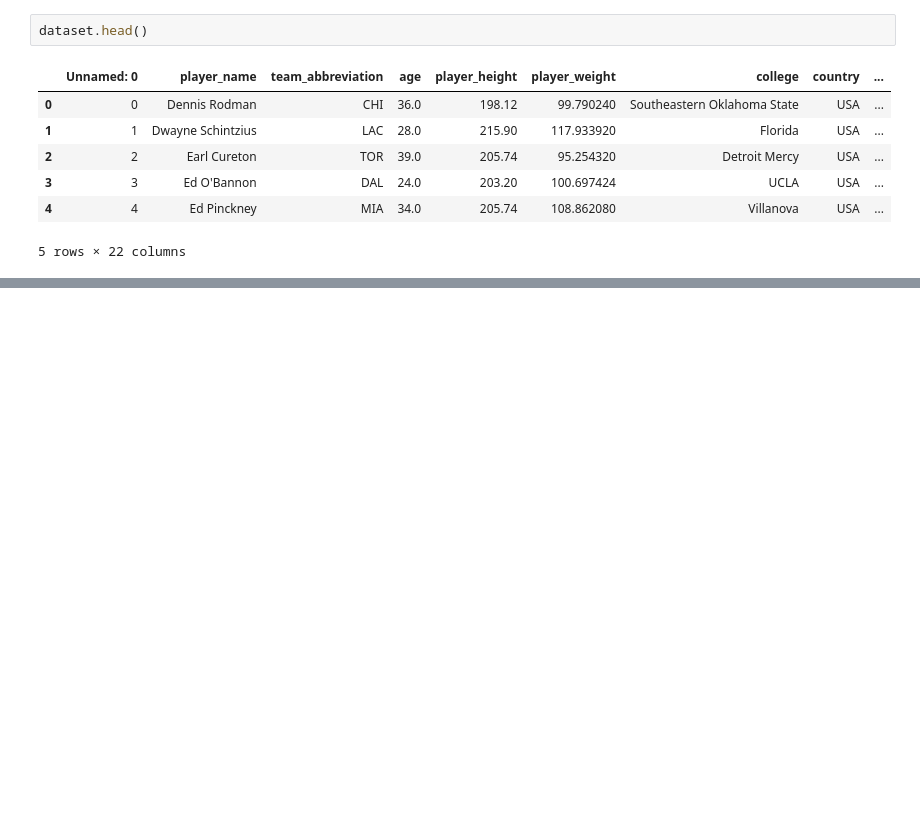
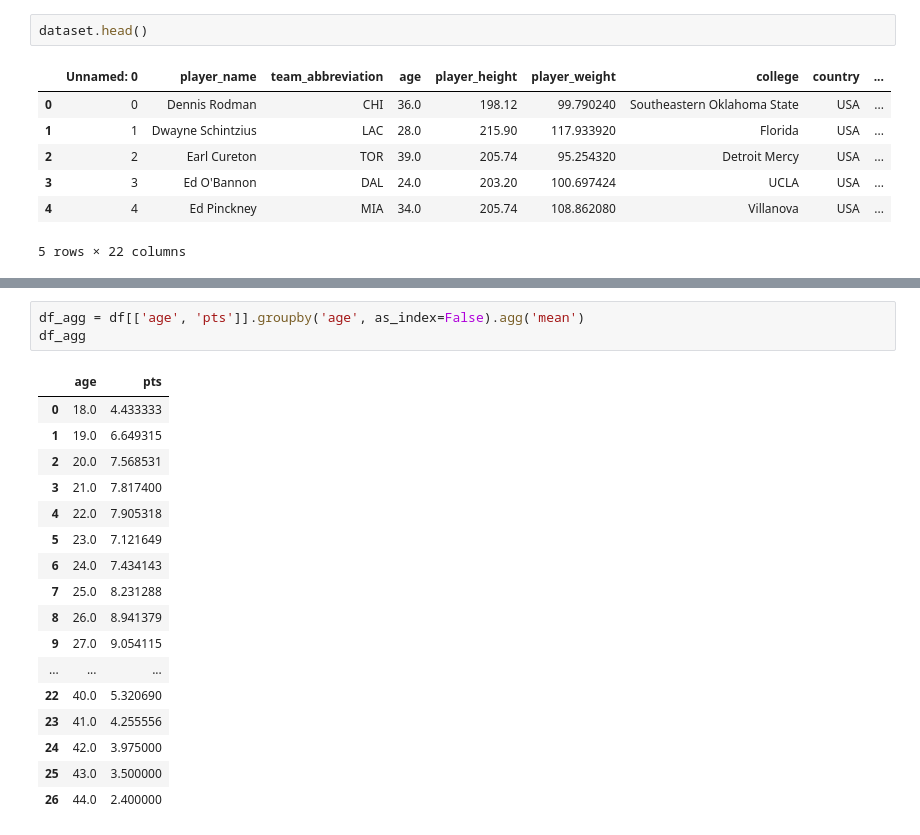
Before and after one commit to tarekel96/Stats_Python, a Jupyter notebook: main.ipynb, the cells around one changed output, grey strips where cells are left out. Cells and saved outputs as stored; diff of their text form; blank space fills up the shorter version.

```diff
--- a/main.ipynb
+++ b/main.ipynb
@@ -20,0 +77,21 @@ dataset.head()
+# %%
+df_agg = df[['age', 'pts']].groupby('age', as_index=False).agg('mean')
+df_agg
+# %% [output]
+|  | age | pts |
+| 0 | 18.0 | 4.433333 |
+| 1 | 19.0 | 6.649315 |
+| 2 | 20.0 | 7.568531 |
+| 3 | 21.0 | 7.817400 |
+| 4 | 22.0 | 7.905318 |
+| 5 | 23.0 | 7.121649 |
+| 6 | 24.0 | 7.434143 |
+| 7 | 25.0 | 8.231288 |
+| 8 | 26.0 | 8.941379 |
+| 9 | 27.0 | 9.054115 |
+| ... | ... | ... |
+| 22 | 40.0 | 5.320690 |
+| 23 | 41.0 | 4.255556 |
+| 24 | 42.0 | 3.975000 |
+| 25 | 43.0 | 3.500000 |
+| 26 | 44.0 | 2.400000 |
```
Also changed, not shown: parts of 13 cells of this notebook.
